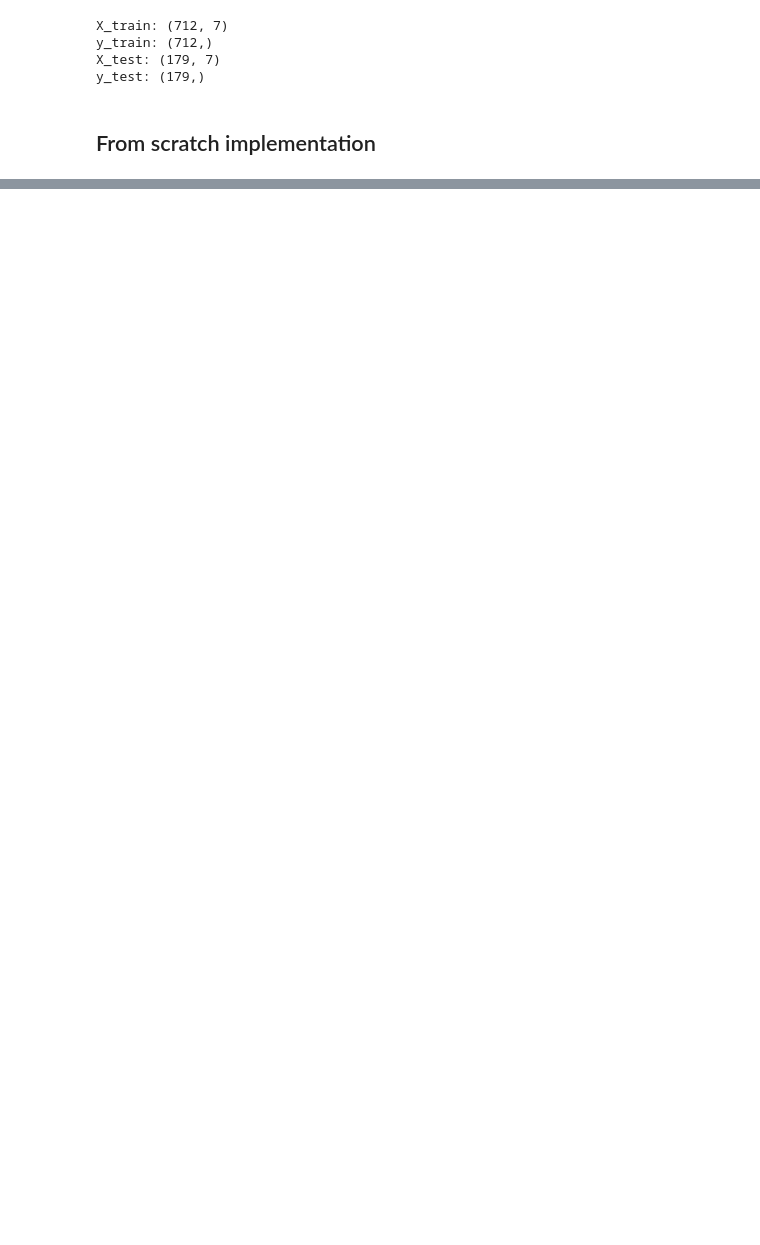
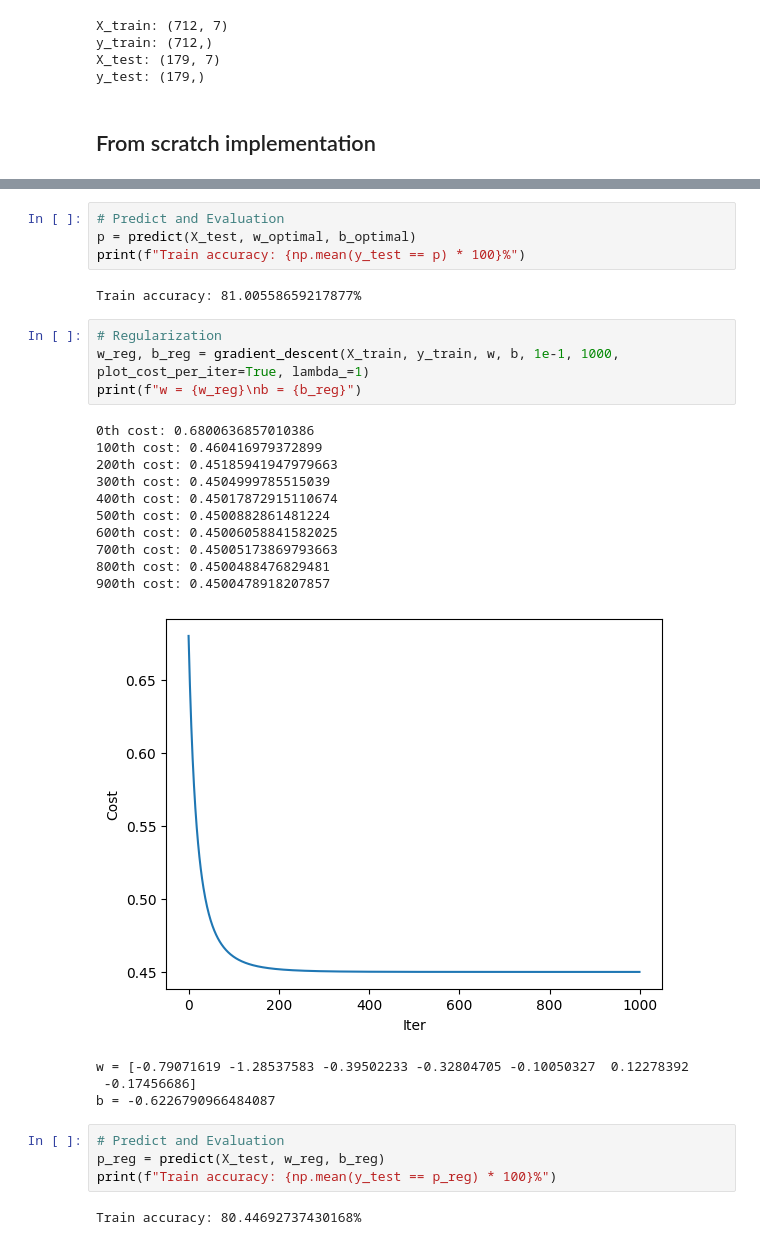
Before and after one commit to lam-thai-nguyen/Titanic-Binary-Classification, a Jupyter notebook: main.ipynb, the cells around one changed output, grey strips where cells are left out. Drawn from its saved outputs; the diff is of its cells as text; blank space fills up the shorter version.

```diff
--- a/main.ipynb
+++ b/main.ipynb
@@ -77,0 +111,31 @@ y_test: (179,)
+# %%
+# Predict and Evaluation
+p = predict(X_test, w_optimal, b_optimal)
+print(f"Train accuracy: {np.mean(y_test == p) * 100}%")
+# %% [output]
+Train accuracy: 81.00558659217877%
+# %%
+# Regularization
+w_reg, b_reg = gradient_descent(X_train, y_train, w, b, 1e-1, 1000, plot_cost_per_iter=True, lambda_=1)
+print(f"w = {w_reg}\nb = {b_reg}")
+# %% [output]
+0th cost: 0.6800636857010386
+100th cost: 0.460416979372899
+200th cost: 0.45185941947979663
+300th cost: 0.4504999785515039
+400th cost: 0.45017872915110674
+500th cost: 0.4500882861481224
+600th cost: 0.45006058841582025
+700th cost: 0.45005173869793663
+800th cost: 0.4500488476829481
+900th cost: 0.4500478918207857
+[figure, added]
+w = [-0.79071619 -1.28537583 -0.39502233 -0.32804705 -0.10050327  0.12278392
+ -0.17456686]
+b = -0.6226790966484087
+# %%
+# Predict and Evaluation
+p_reg = predict(X_test, w_reg, b_reg)
+print(f"Train accuracy: {np.mean(y_test == p_reg) * 100}%")
+# %% [output]
+Train accuracy: 80.44692737430168%
```
Also changed, not shown: parts of 22 cells of this notebook.
